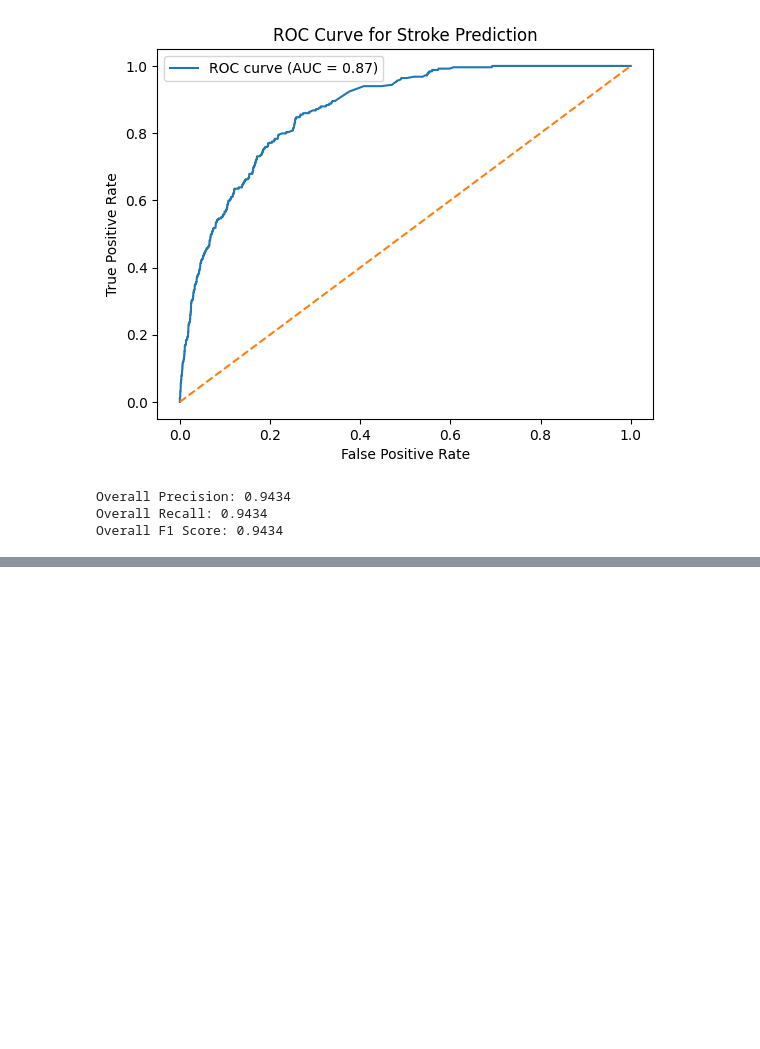
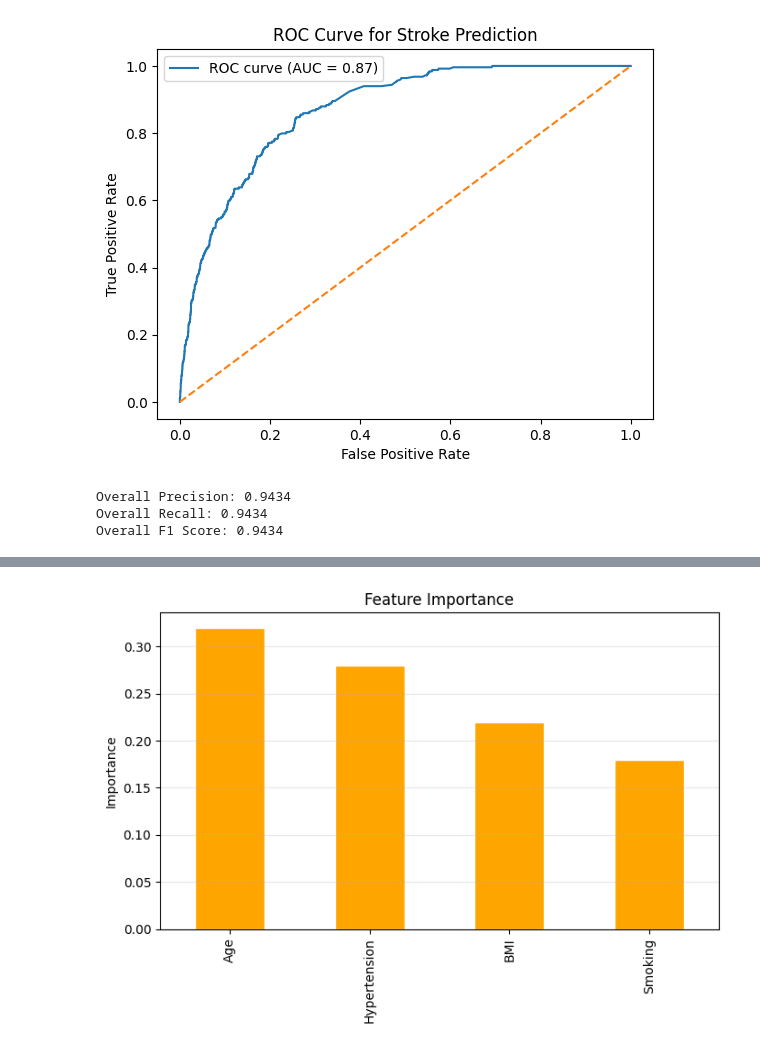
Before and after one commit to santhoshaele-wq/StreamSavants_DES_Aug2025, a Jupyter notebook: notebooks/exploratory_analysis.ipynb, the cells around one changed output, grey strips where cells are left out. Cells and saved outputs as stored; diff of their text form; code cells hidden in the pictures; blank space fills up the shorter version.

```diff
--- a/notebooks/exploratory_analysis.ipynb
+++ b/notebooks/exploratory_analysis.ipynb
@@ -120,0 +153,17 @@ Overall F1 Score: 0.9434
+# %%
+# Example feature importance bar chart (replace with your actual values)
+feat_importance = pd.Series(
+    {'Age': 0.32, 'Hypertension': 0.28, 'BMI': 0.22, 'Smoking': 0.18}
+)
+
+plt.figure(figsize=(7,5))
+feat_importance.sort_values(ascending=False).plot(
+    kind='bar', color='#ffa500', edgecolor='white'
+)
+plt.ylabel('Importance')
+plt.title('Feature Importance')
+plt.grid(axis='y', alpha=0.3)
+plt.tight_layout()
+plt.show()
+# %% [output]
+[figure, added]
```
Also changed, not shown: parts of 2 cells of this notebook, 1 other file.
